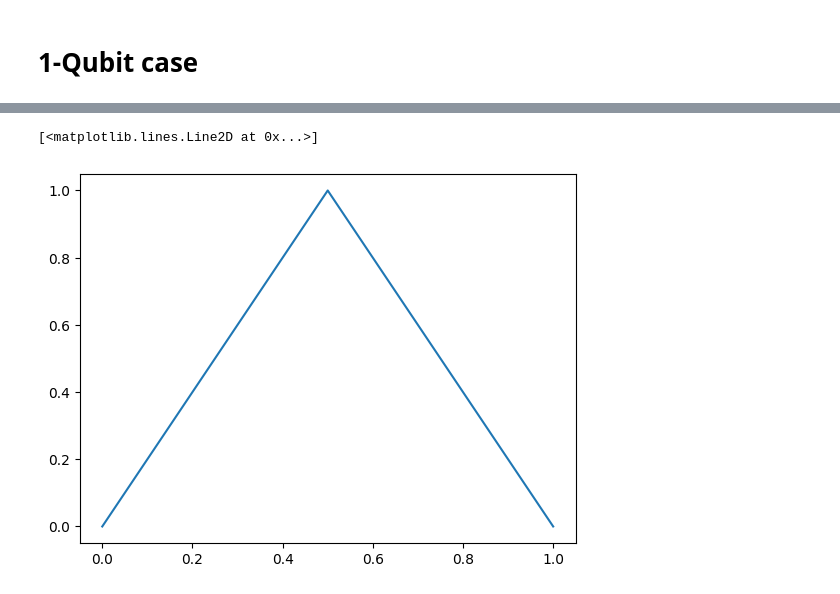
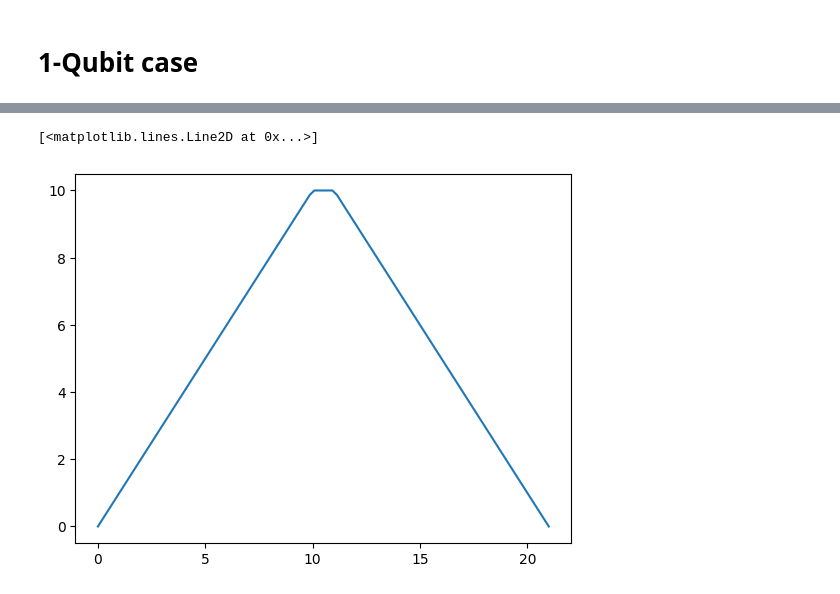
Before and after one commit to OsQarM/lsz_spectroscopy, a Jupyter notebook: LSZ_experimental.ipynb, the cells around one changed output, grey strips where cells are left out. Cells and saved outputs as stored; diff of their text form; code cells hidden in the pictures.

```diff
--- a/LSZ_experimental.ipynb
+++ b/LSZ_experimental.ipynb
@@ -7,7 +7,7 @@ import qutip as qt
 # %%
 class LSZ_experiment():
 
-    def __init__(self, alpha, epsilon, total_time, wait_time, max_s):
+    def __init__(self, alpha, epsilon, ramp_time, wait_time, max_s):
         '''
         Params:
         epsilon: Coefficient of X Hamiltonian
@@ -21,12 +21,10 @@ class LSZ_experiment():
         self.a = alpha
 
         self.to =  0
-        self.tf = total_time
         self.tw = wait_time
+        self.tr = ramp_time
 
-        assert wait_time < total_time, f"Wait time ({wait_time}) has to be lower than total time ({total_time})"
-
-        self.tr = (self.tf - self.tw)/2
+        self.tf = 2*self.tr + self.tw
 
         self.s_max = max_s
         self.slope = self.s_max/self.tr
@@ -134,8 +129,23 @@ test_lsz = LSZ_experiment(alpha, epsilon, total_time, wait_time, max_s)
+# %%
+epsilon = 1
+alpha = 1
+
+ramp_time = 10
+
+max_s = 10
+
+n_steps = 101
+
+tw_l = np.linspace(0, 10, 101)
+pc_list = []
+pe_list = []
+
+wait_test = 1
+test =LSZ_experiment(alpha, epsilon, ramp_time, wait_test, max_s)
 # %%
-t_list, s_list = test_lsz.show_schedule(n_steps)
-
+t_list, s_list = test.show_schedule(n_steps)
 plt.plot(t_list, s_list)
 # %% [output]
 [<matplotlib.lines.Line2D at 0x...>]
-[figure, old version]
+[figure, new version]
 # %%
```
Also changed, not shown: parts of 8 cells of this notebook.
